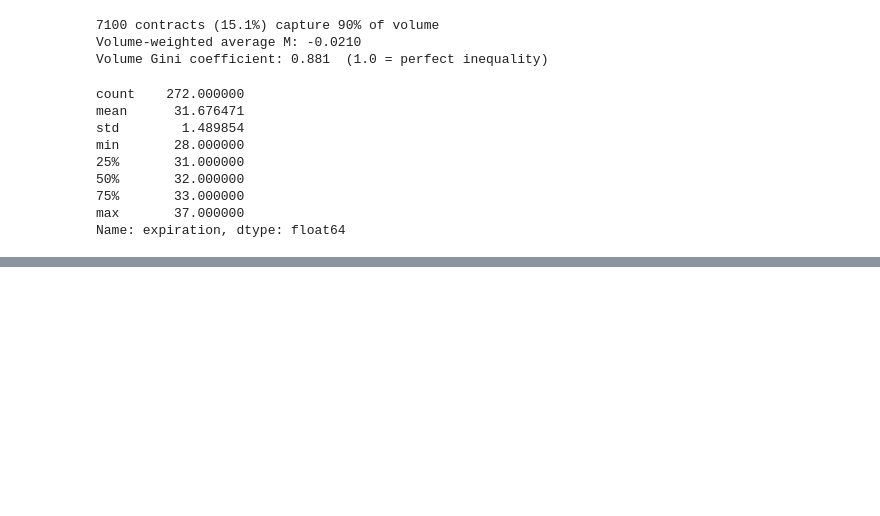
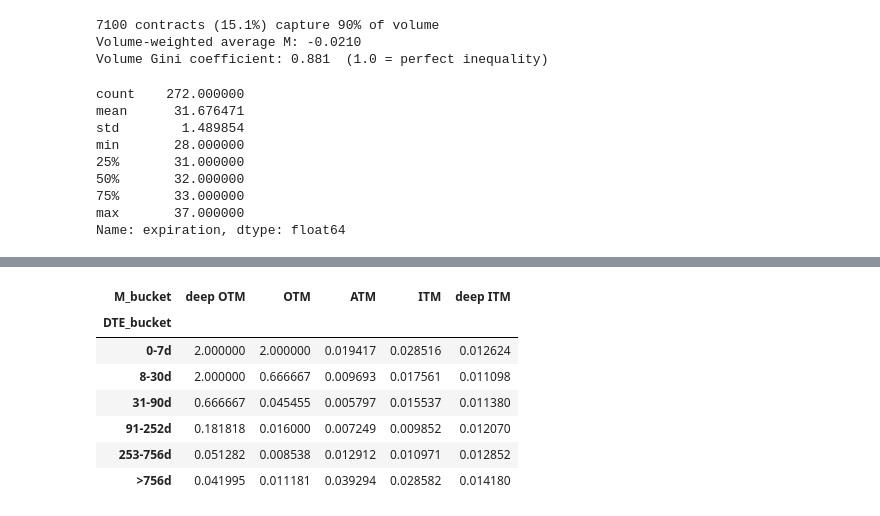
Before and after one commit to karandeeps18/Option-Pricing-using-Neural-Network, a Jupyter notebook: Notebooks/OptionChainEDA.ipynb, the cells around one changed output, grey strips where cells are left out. Cells and saved outputs as stored; diff of their text form; code cells hidden in the pictures; blank space fills up the shorter version.

```diff
--- a/Notebooks/OptionChainEDA.ipynb
+++ b/Notebooks/OptionChainEDA.ipynb
@@ -184,0 +237,28 @@ Name: expiration_date, dtype: float64
+# %%
+df = df[(df["ask"] >= df["bid"]) & df["bid"].notna() & df["ask"].notna()]
+
+# Absolute spread
+df["spread_abs"] = df["ask"] - df["bid"]
+
+# Relative spread (scale-free; preferred for comparisons)
+# Use mid if available, else (ask+bid)/2
+mid = df["mid"] if "mid" in df.columns else (df["ask"] + df["bid"]) / 2
+df["spread_rel"] = df["spread_abs"] / mid
+df["M_bucket"] = pd.cut(df["M"], bins=bins_m, labels=labels_m, include_lowest=True)
+df["DTE_bucket"] = pd.cut(df["dte"], bins=bins, labels=labels, include_lowest=True)
+
+spread_by_M = (
+    df.groupby("M_bucket")["spread_rel"]
+      .agg(median="median", p25=lambda x: x.quantile(0.25), p75=lambda x: x.quantile(0.75), count="size")
+      .reset_index()
+)
+
+spread_by_M
+
+spread_by_DTE = (
+    df.groupby("DTE_bucket")["spread_rel"]
+      .agg(median="median", p25=lambda x: x.quantile(0.25), p75=lambda x: x.quantile(0.75), count="size")
+      .reset_index()
+)
+
+spread_by_DTE
@@ -184,0 +273,20 @@ Name: expiration_date, dtype: float64
+# %%
+pivot = (
+    df.pivot_table(
+        index="DTE_bucket",
+        columns="M_bucket",
+        values="spread_rel",
+        aggfunc="median"           # for robustness
+    )
+)
+
+pivot
+# %% [output]
+| M_bucket | deep OTM | OTM | ATM | ITM | deep ITM |
+| DTE_bucket |  |  |  |  |  |
+| 0-7d | 2.000000 | 2.000000 | 0.019417 | 0.028516 | 0.012624 |
+| 8-30d | 2.000000 | 0.666667 | 0.009693 | 0.017561 | 0.011098 |
+| 31-90d | 0.666667 | 0.045455 | 0.005797 | 0.015537 | 0.011380 |
+| 91-252d | 0.181818 | 0.016000 | 0.007249 | 0.009852 | 0.012070 |
+| 253-756d | 0.051282 | 0.008538 | 0.012912 | 0.010971 | 0.012852 |
+| >756d | 0.041995 | 0.011181 | 0.039294 | 0.028582 | 0.014180 |
```
Also changed, not shown: parts of 9 cells of this notebook, 1 other file.
